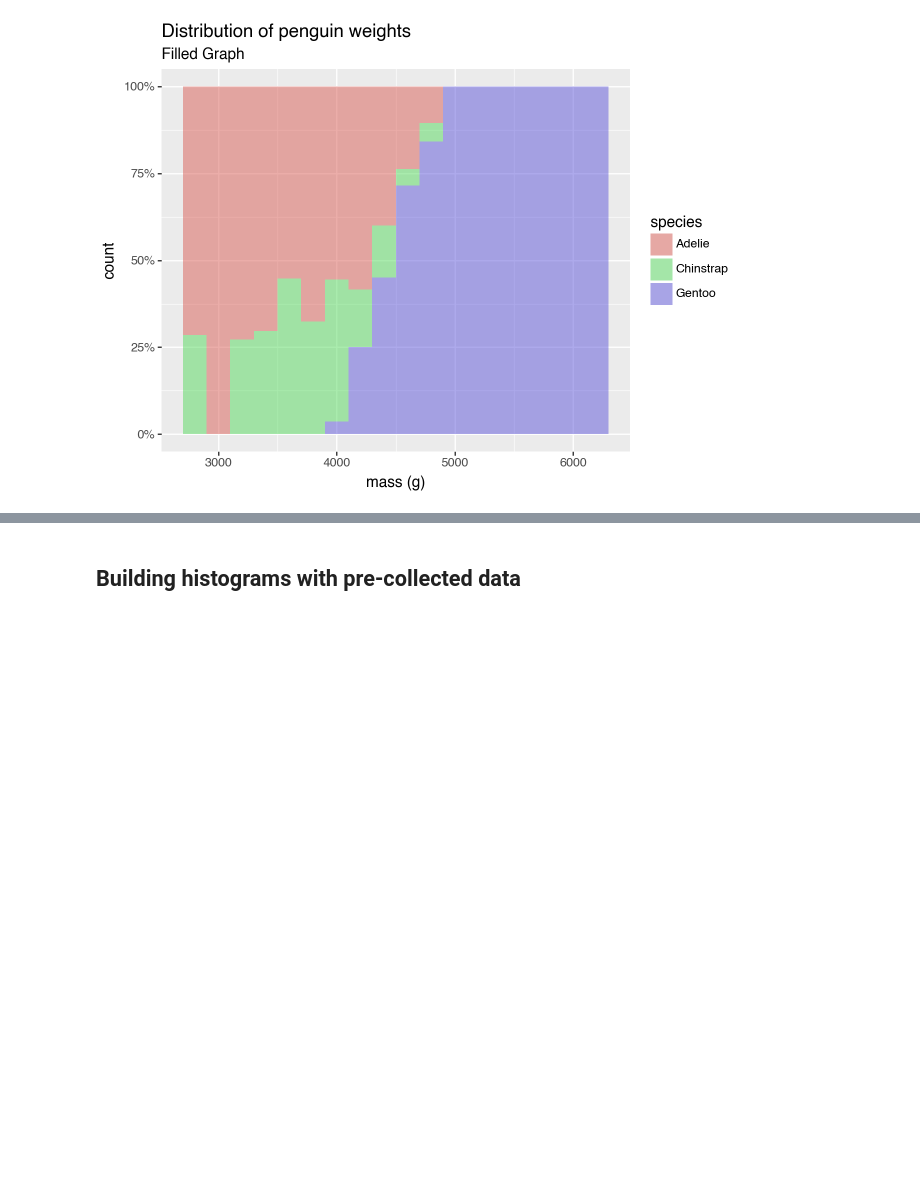
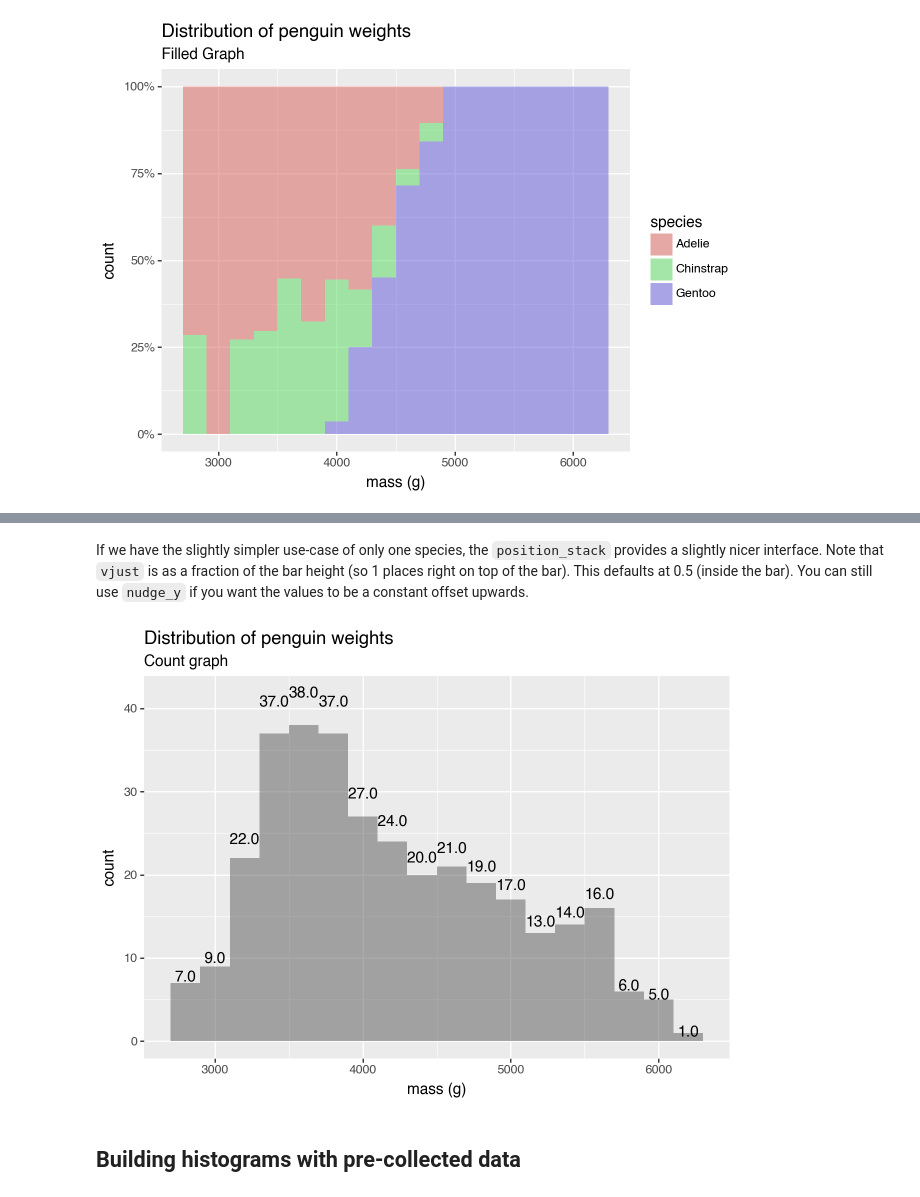
Before and after one commit to kiwidamien/p9, a Jupyter notebook: posts/ggplot2-tips/histograms.ipynb, the cells around one changed output, grey strips where cells are left out. Saved outputs shown, nothing was run; the diff lists cells and outputs as text; code cells hidden in the pictures; blank space fills up the shorter version.

```diff
--- a/posts/ggplot2-tips/histograms.ipynb
+++ b/posts/ggplot2-tips/histograms.ipynb
@@ -154,2 +169,13 @@ If you were intereseted in the question, "at a given mass, what % of penguins ar
+# %% [markdown]
+If we have the slightly simpler use-case of only one species, the `position_stack` provides a slightly nicer interface. Note that `vjust` is as a fraction of the bar height (so 1 places right on top of the bar). This defaults at 0.5 (inside the bar). You can still use `nudge_y` if you want the values to be a constant offset upwards.
+# %%
+(
+    p9.ggplot(penguins.dropna(), p9.aes(x='body_mass_g'))
+    + p9.geom_histogram(binwidth=200, alpha=0.5)
+    + p9.labs(title='Distribution of penguin weights', subtitle="Count graph", x='mass (g)')
+    + p9.stat_bin(binwidth=200, geom="text", mapping=p9.aes(label="..count.."), position=p9.position_stack(vjust=1.1))
+)
+# %% [output]
+[figure, added]
 # %% [markdown]
 ## Building histograms with pre-collected data
```
Also changed, not shown: parts of 10 cells of this notebook, 34 other files.
